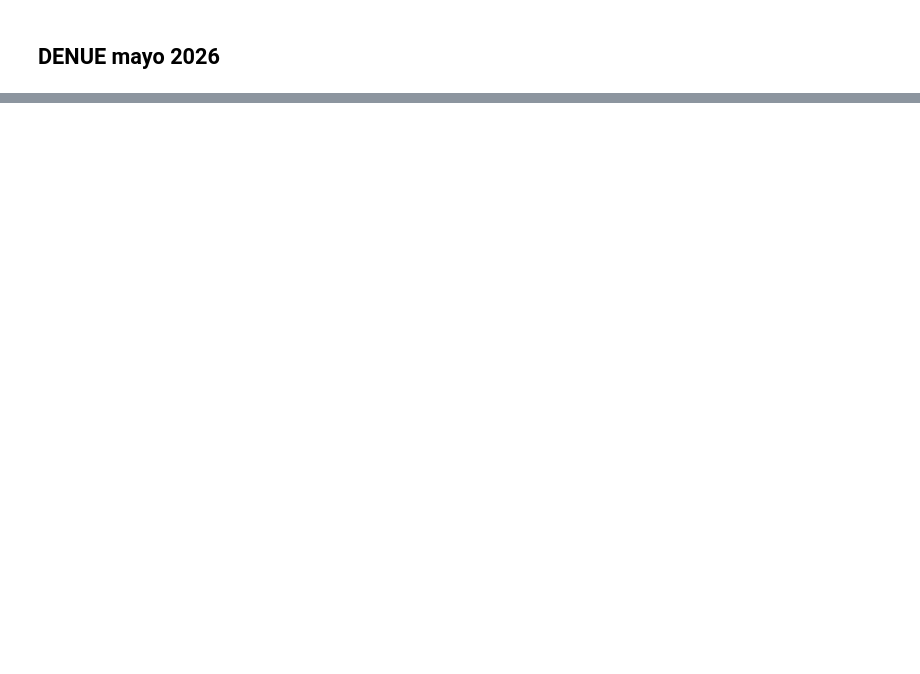
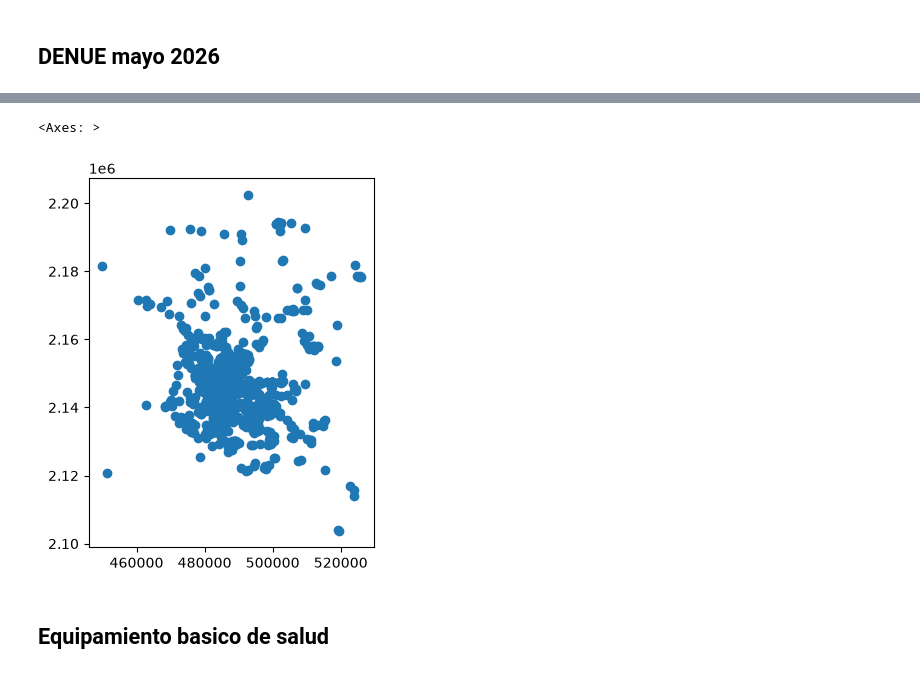
Before and after one commit to Lucas-G-A/demanda-servicios-salud-cdmx, a Jupyter notebook: notebooks/01_explore.ipynb, the cells around one changed output, grey strips where cells are left out. Drawn from its saved outputs; the diff is of its cells as text; code cells hidden in the pictures; blank space fills up the shorter version.

```diff
--- a/notebooks/01_explore.ipynb
+++ b/notebooks/01_explore.ipynb
@@ -126,0 +270,3 @@ print(denue_2026.head())
+# %%
+hospitales= gpd.read_file("/Users/lucasgarcia/Desktop/Dataton/demanda_servicios_salud_cdmx/data/raw/Hospitales en Mexico/72262636-b579-48bc-a274-85b5d89aec7f/hospitales_publicos_privados_zmvm_operacion.shp")
+hospitales.head()
@@ -126,0 +298,7 @@ print(denue_2026.head())
+# %%
+hospitales.plot()
+# %% [output]
+<Axes: >
+[figure, added]
+# %% [markdown]
+## Equipamiento basico de salud
```
Also changed, not shown: parts of 39 cells of this notebook, 12 other files.
